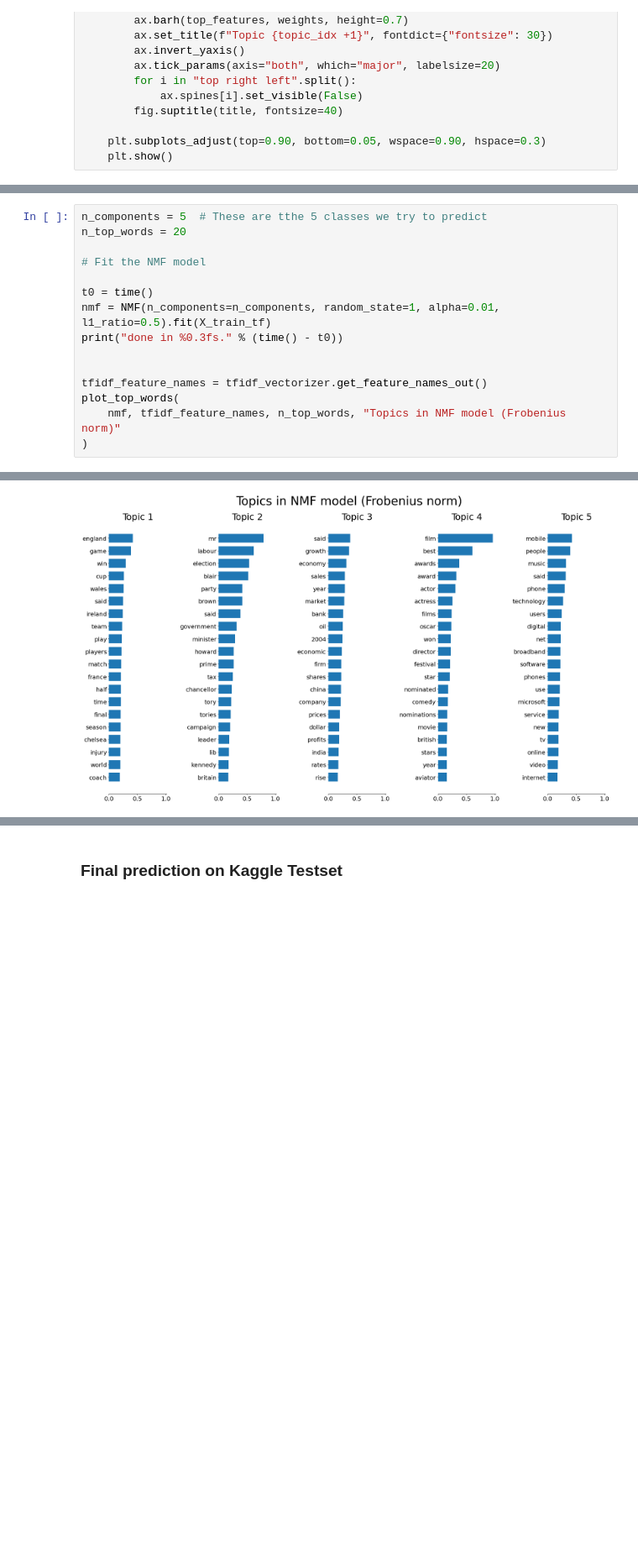
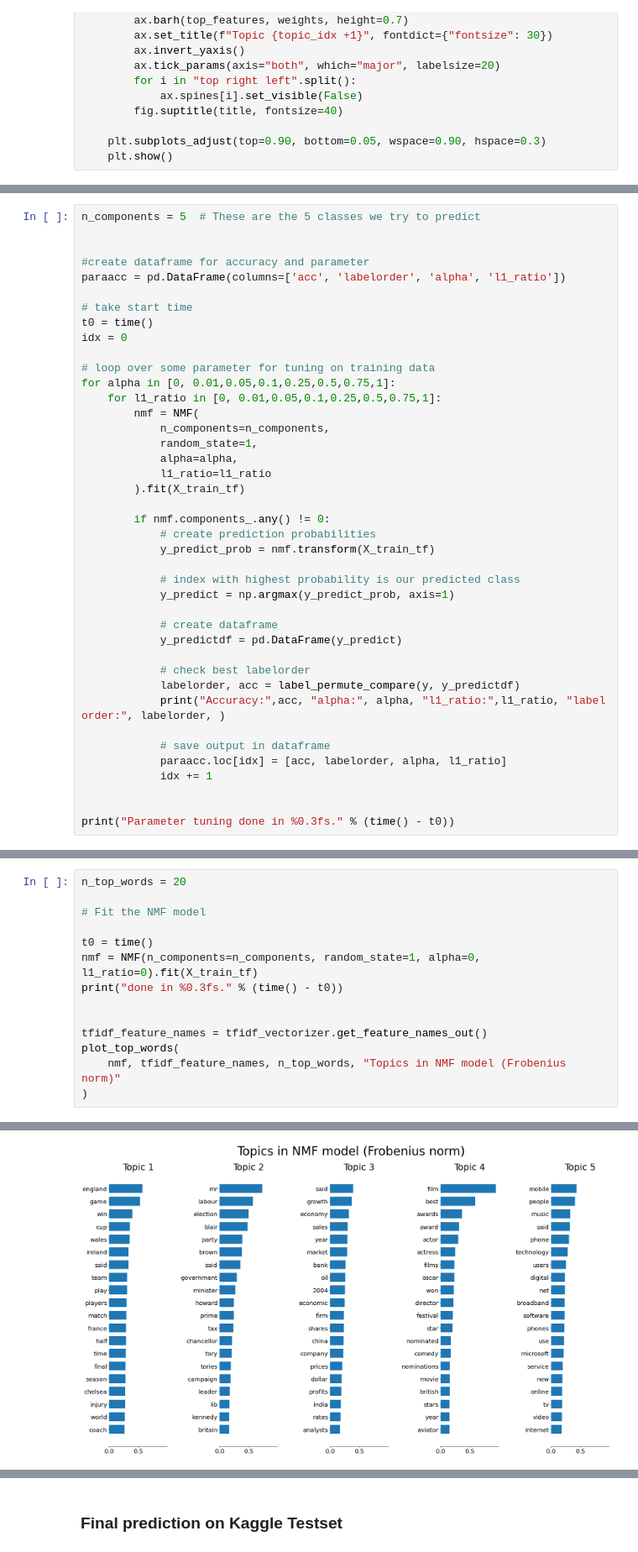
Before and after one commit to cloud-erik/5510, a Jupyter notebook: BBC.ipynb, the cells around one changed output, grey strips where cells are left out. Shown at 84% size. Cells and saved outputs as stored; diff of their text form; blank space fills up the shorter version.

```diff
--- a/BBC.ipynb
+++ b/BBC.ipynb
@@ -385,0 +405,41 @@ def plot_top_words(model, feature_names, n_top_words, title):
+# %%
+n_components = 5  # These are the 5 classes we try to predict
+
+
+#create dataframe for accuracy and parameter
+paraacc = pd.DataFrame(columns=['acc', 'labelorder', 'alpha', 'l1_ratio'])
+
+# take start time
+t0 = time()
+idx = 0
+
+# loop over some parameter for tuning on training data
+for alpha in [0, 0.01,0.05,0.1,0.25,0.5,0.75,1]:
+    for l1_ratio in [0, 0.01,0.05,0.1,0.25,0.5,0.75,1]:
+        nmf = NMF(
+            n_components=n_components,
+            random_state=1,
+            alpha=alpha,
+            l1_ratio=l1_ratio
+        ).fit(X_train_tf)
+
+        if nmf.components_.any() != 0:
+            # create prediction probabilities
+            y_predict_prob = nmf.transform(X_train_tf)
+
+            # index with highest probability is our predicted class
+            y_predict = np.argmax(y_predict_prob, axis=1)
+
+            # create dataframe
+            y_predictdf = pd.DataFrame(y_predict)
+
+            # check best labelorder
+            labelorder, acc = label_permute_compare(y, y_predictdf)
+            print("Accuracy:",acc, "alpha:", alpha, "l1_ratio:",l1_ratio, "label order:", labelorder, )
+
+            # save output in dataframe
+            paraacc.loc[idx] = [acc, labelorder, alpha, l1_ratio]
+            idx += 1
+
+
+print("Parameter tuning done in %0.3fs." % (time() - t0))
@@ -386,11 +498,10 @@ def plot_top_words(model, feature_names, n_top_words, title):
 # %%
-n_components = 5  # These are tthe 5 classes we try to predict
 n_top_words = 20
 
 # Fit the NMF model
 
 t0 = time()
-nmf = NMF(n_components=n_components, random_state=1, alpha=0.01, l1_ratio=0.5).fit(X_train_tf)
+nmf = NMF(n_components=n_components, random_state=1, alpha=0, l1_ratio=0).fit(X_train_tf)
 print("done in %0.3fs." % (time() - t0))
 
 
@@ -403,4 +514,4 @@ done in 0.268s.
-[figure, old version]
+[figure, new version]
 # %%
 # create prediction probabilities
 y_predict_prob = nmf.transform(X_train_tf)
```
Also changed, not shown: parts of 9 cells of this notebook.
